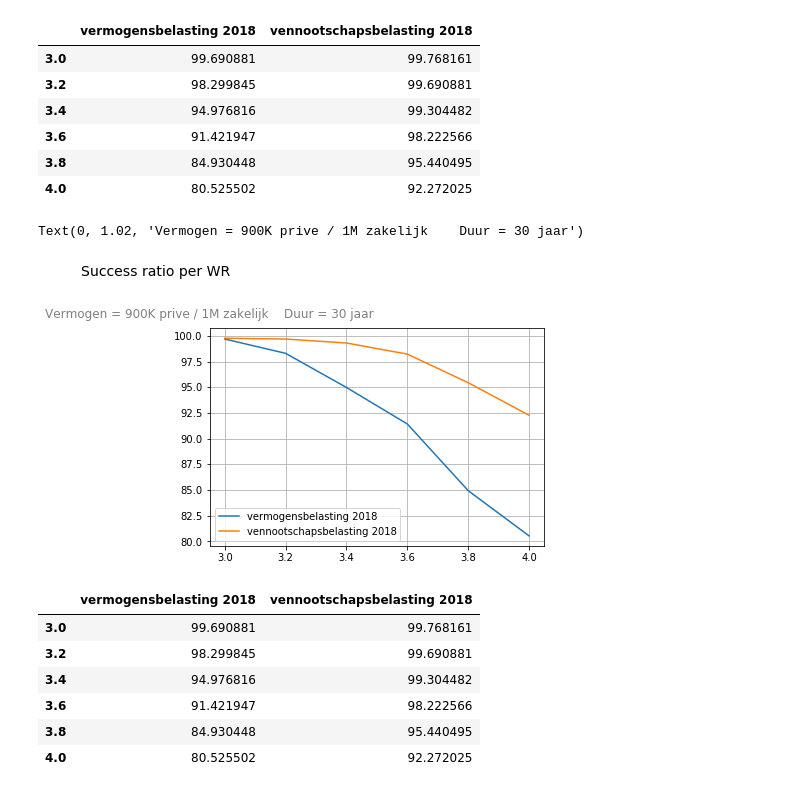
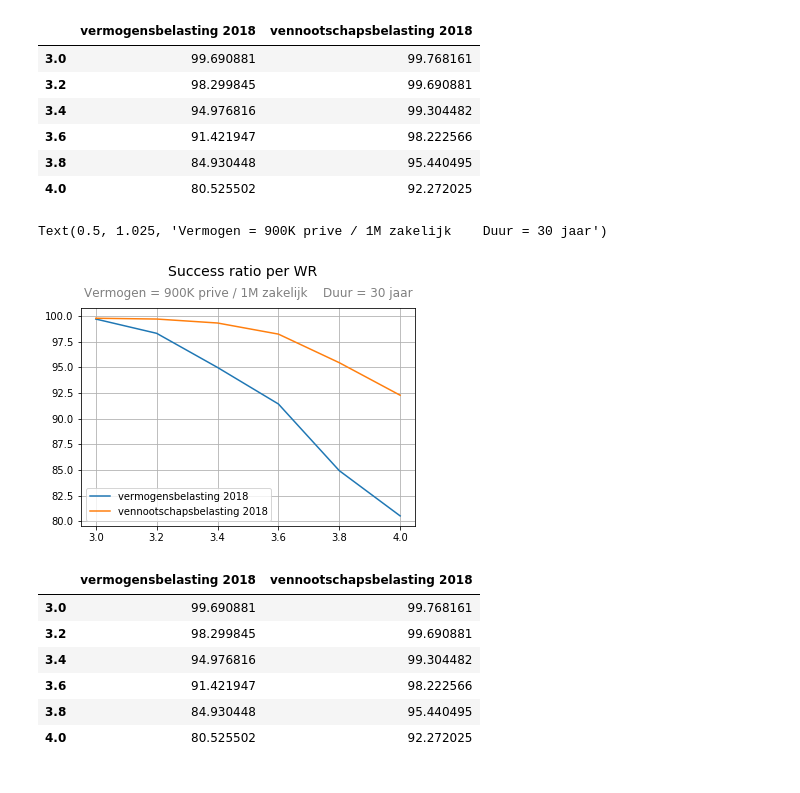
Before and after one commit to dannyvankooten/pd-belastingdruk, a Jupyter notebook: SWR per belastingstelsel.ipynb, the cells around one changed output. Cells and saved outputs as stored; diff of their text form; code cells hidden in the pictures.

```diff
--- a/SWR per belastingstelsel.ipynb
+++ b/SWR per belastingstelsel.ipynb
@@ -8,12 +8,11 @@ datasets = {}
 # %%
 # Parse data from Yahoo (1950 - now)
 # https://finance.yahoo.com/quote/%5EGSPC/history?p=%5EGSPC
-data = pd.read_csv('SP500-Yahoo-Daily.csv', index_col='Date', parse_dates=['Date'])
-data = data.resample('BM').apply(lambda x: x[-1])
+data = pd.read_csv('SP500-Yahoo.csv')
+#data = data.resample('BM').apply(lambda x: x[-1])
 data['Yield'] = data['Adj Close'].pct_change().fillna(0.0)
-data = data[['Yield']]
+data = data[['Date', 'Yield']]
 data['Inflation'] = 0.02 / 12 # Fixed inflation at 2%, we can do better if we use Shiller's data here
-
 datasets['Yahoo'] = data
 print("Data size for Yahoo's S&P 500 data is %d" % len(data.index))
 data.tail(4)
@@ -28,15 +26,15 @@ Data size for Yahoo's S&P 500 data is 826
 # %%
 # Parse data from Shiller (1870 - now)
 # http://www.econ.yale.edu/~shiller/data.htm
-data = pd.read_csv("SP500-Shiller.csv", delimiter='\t', index_col='Date')
+data = pd.read_csv("SP500-Shiller.csv", delimiter='\t')
 data['Stock yield'] = data['P'].pct_change().fillna(0.0)
 data['Div yield'] = (data['D'] / data['P']).fillna(0.0) / 12 # Shiller uses div yield of trailing 12 months
 data['Inflation'] = data['CPI'].pct_change().fillna(0.0)
 data['Yield'] =  data['Stock yield'] + data['Div yield']
-data = data[['Yield', 'Inflation']]
+data = data[['Date','Yield', 'Inflation']]
 
 datasets['Shiller'] = data
 print("Data size for Shiller's S&P 500 data is %d" % len(data.index))
-data.tail(3)
+data.tail(15)
 # %% [output]
 Data size for Shiller's S&P 500 data is 1774
@@ -183,11 +182,11 @@ results_30y_1200k
 | 4.0 | 80.525502 | 92.272025 |
 # %%
 results_30y_1200k.plot(grid=True)
-plt.suptitle("Success ratio per WR", y=1.1, fontsize=14, x=0)
-plt.title("Vermogen = 900K prive / 1M zakelijk    Duur = 30 jaar", fontsize=12, y=1.02, x=0, color='grey')
+plt.suptitle("Success ratio per WR", y=1.03, fontsize=14)
+plt.title("Vermogen = 900K prive / 1M zakelijk    Duur = 30 jaar", fontsize=12, y=1.025,  color='grey')
 # %% [output]
-Text(0, 1.02, 'Vermogen = 900K prive / 1M zakelijk    Duur = 30 jaar')
+Text(0.5, 1.025, 'Vermogen = 900K prive / 1M zakelijk    Duur = 30 jaar')
-[figure, old version]
+[figure, new version]
 # %%
 capital = 1200000 # initial capital
 duration = 40 # years
```
Also changed, not shown: parts of 4 cells of this notebook.
